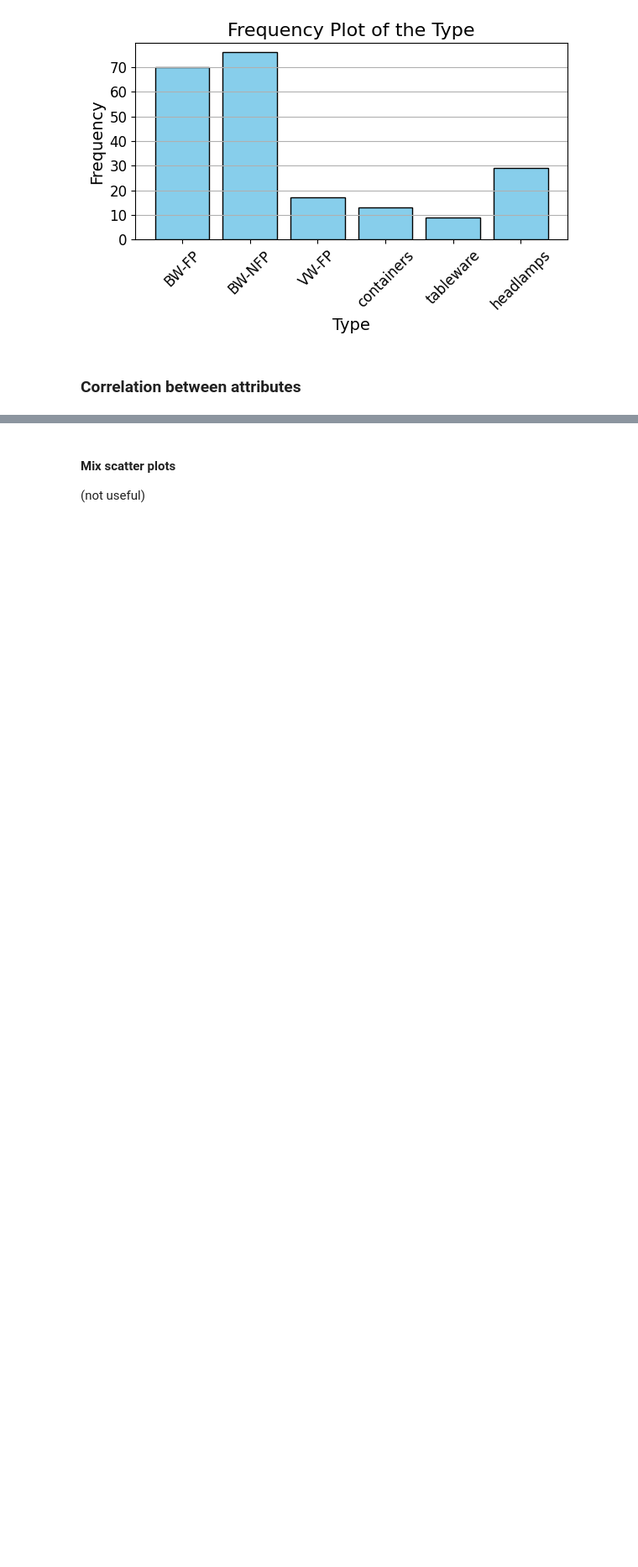
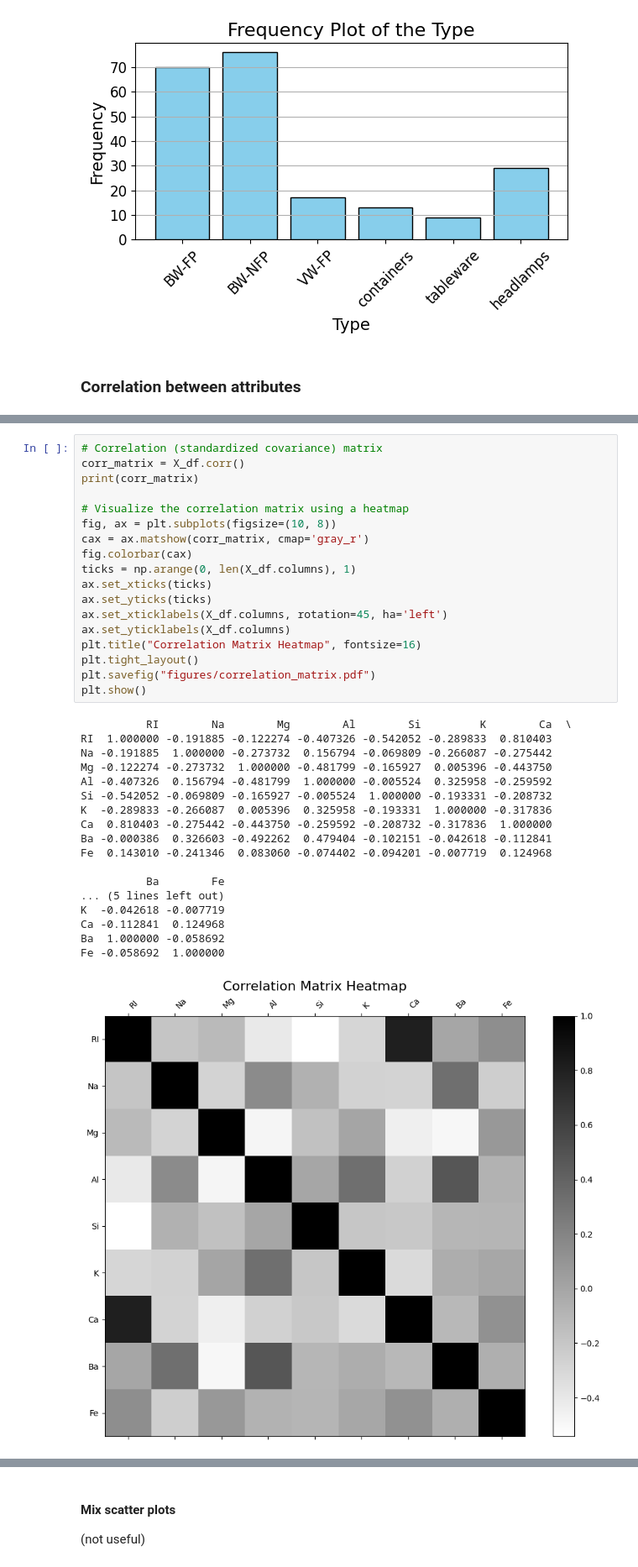
Before and after one commit to schependom/DTU_machine-learning-projects, a Jupyter notebook: Project 1/src/main.ipynb, the cells around one changed output, grey strips where cells are left out. Shown at 84% size. Cells and saved outputs as stored; diff of their text form; blank space fills up the shorter version.

Commit message:
Added correlation

```diff
--- a/Project 1/src/main.ipynb
+++ b/Project 1/src/main.ipynb
@@ -201,0 +204,37 @@ plt.show()
+# %%
+# Correlation (standardized covariance) matrix
+corr_matrix = X_df.corr()
+print(corr_matrix)
+
+# Visualize the correlation matrix using a heatmap
+fig, ax = plt.subplots(figsize=(10, 8))
+cax = ax.matshow(corr_matrix, cmap='gray_r')
+fig.colorbar(cax)
+ticks = np.arange(0, len(X_df.columns), 1)
+ax.set_xticks(ticks)
+ax.set_yticks(ticks)
+ax.set_xticklabels(X_df.columns, rotation=45, ha='left')
+ax.set_yticklabels(X_df.columns)
+plt.title("Correlation Matrix Heatmap", fontsize=16)
+plt.tight_layout()
+plt.savefig("figures/correlation_matrix.pdf")
+plt.show()
+# %% [output]
+          RI        Na        Mg        Al        Si         K        Ca  \
+RI  1.000000 -0.191885 -0.122274 -0.407326 -0.542052 -0.289833  0.810403
+Na -0.191885  1.000000 -0.273732  0.156794 -0.069809 -0.266087 -0.275442
+Mg -0.122274 -0.273732  1.000000 -0.481799 -0.165927  0.005396 -0.443750
+Al -0.407326  0.156794 -0.481799  1.000000 -0.005524  0.325958 -0.259592
+Si -0.542052 -0.069809 -0.165927 -0.005524  1.000000 -0.193331 -0.208732
+K  -0.289833 -0.266087  0.005396  0.325958 -0.193331  1.000000 -0.317836
+Ca  0.810403 -0.275442 -0.443750 -0.259592 -0.208732 -0.317836  1.000000
+Ba -0.000386  0.326603 -0.492262  0.479404 -0.102151 -0.042618 -0.112841
+Fe  0.143010 -0.241346  0.083060 -0.074402 -0.094201 -0.007719  0.124968
+
+          Ba        Fe
+... (5 lines left out)
+K  -0.042618 -0.007719
+Ca -0.112841  0.124968
+Ba  1.000000 -0.058692
+Fe -0.058692  1.000000
+[figure, added]
```
Also changed, not shown: parts of 3 cells of this notebook, 7 other files.
